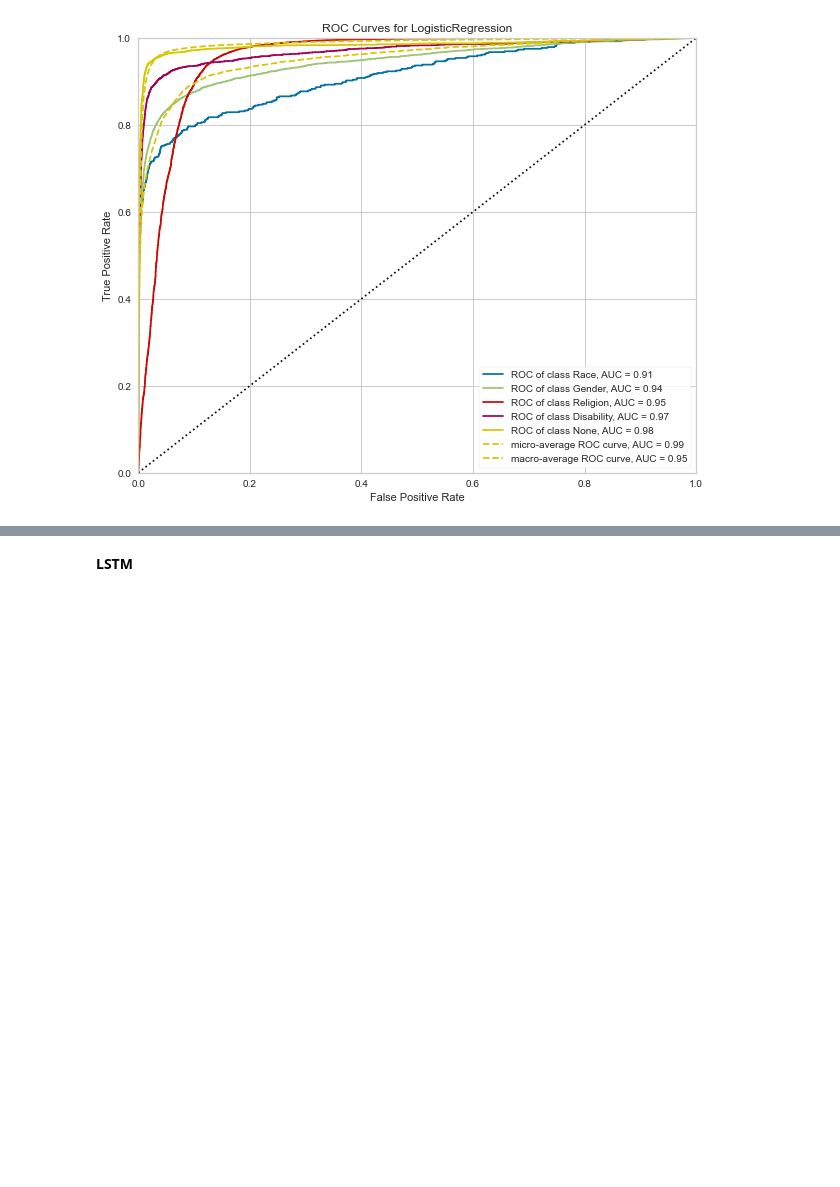
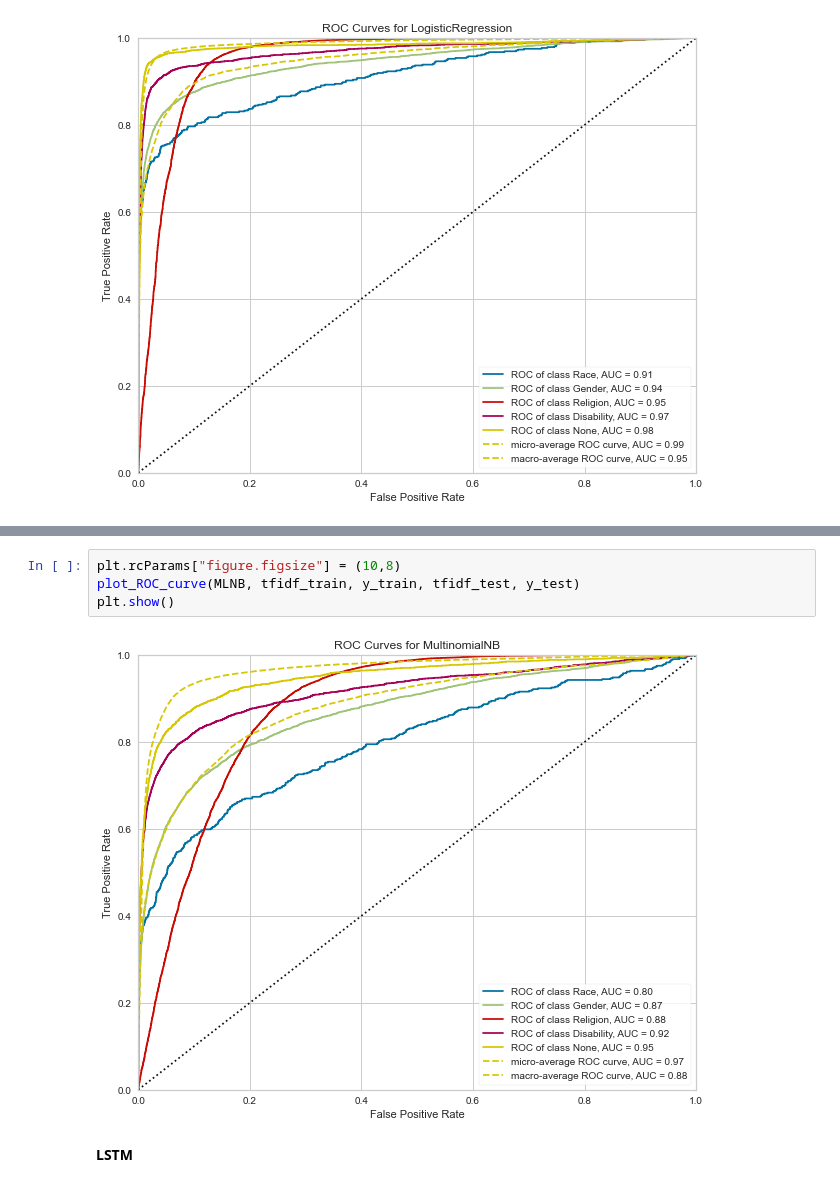
Before and after one commit to dvh549/Text_Mining, a Jupyter notebook: Toxic Comments Revamped.ipynb, the cells around one changed output, grey strips where cells are left out. Drawn from its saved outputs; the diff is of its cells as text; blank space fills up the shorter version.

```diff
--- a/Toxic Comments Revamped.ipynb
+++ b/Toxic Comments Revamped.ipynb
@@ -174,3 +206,9 @@ plt.show()
+# %%
+plt.rcParams["figure.figsize"] = (10,8)
+plot_ROC_curve(MLNB, tfidf_train, y_train, tfidf_test, y_test)
+plt.show()
+# %% [output]
+[figure, added]
 # %% [markdown]
 **LSTM**
 # %%
```
Also changed, not shown: parts of 7 cells of this notebook.
